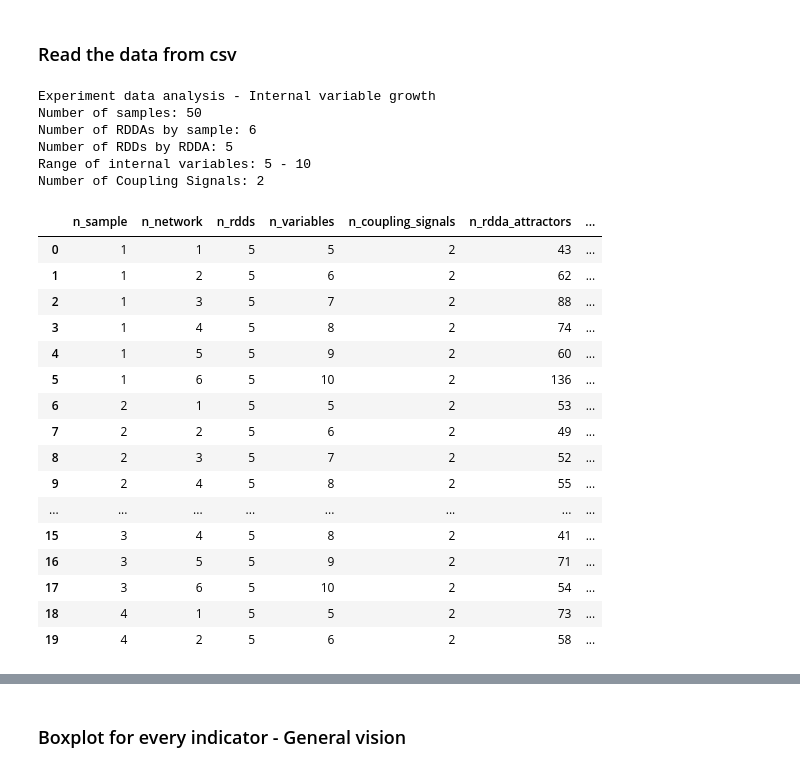
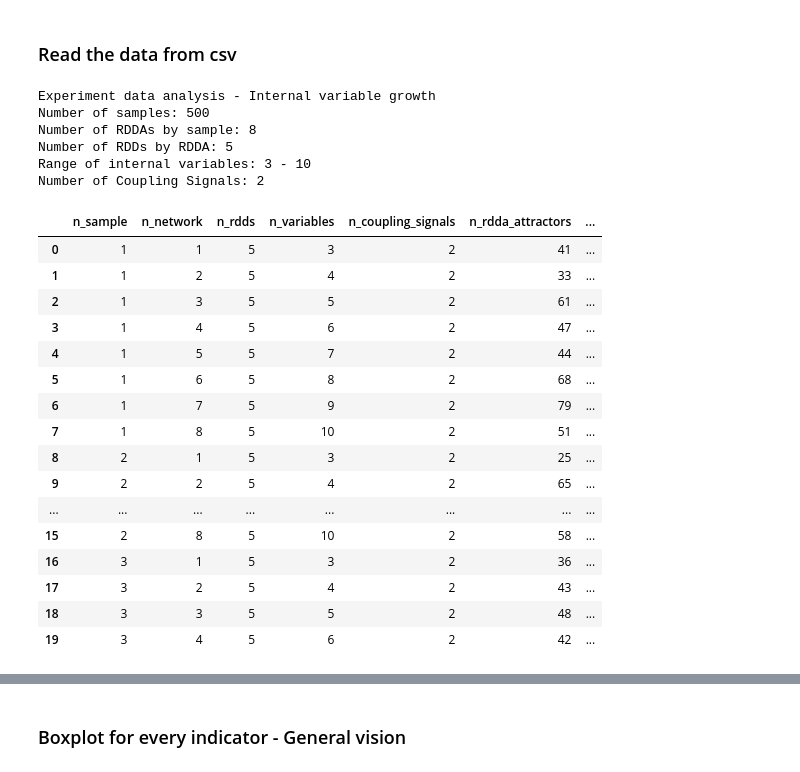
Before and after one commit to crptcusco/SynEstCBN, a Jupyter notebook: experiments_doctoral_qualification/exp2_internal_variable_growth_analysis.ipynb, the cells around one changed output, grey strips where cells are left out. Cells and saved outputs as stored; diff of their text form; code cells hidden in the pictures.

```diff
--- a/experiments_doctoral_qualification/exp2_internal_variable_growth_analysis.ipynb
+++ b/experiments_doctoral_qualification/exp2_internal_variable_growth_analysis.ipynb
@@ -5,42 +5,42 @@
 # %%
 import pandas as pd
 import matplotlib.pyplot as plt
 import numpy as np
 
 # Read the csv
-df = pd.read_csv("exp2_internal_variable_growth_data.csv")
+df = pd.read_csv("exp2_internal_variable_growth_data500.csv")
 
 print("Experiment data analysis - Internal variable growth")
 print("Number of samples:", df["n_sample"].max())
 print("Number of RDDAs by sample:", df["n_network"].max())
 print("Number of RDDs by RDDA:", df["n_rdds"][0])
 print("Range of internal variables:", df["n_variables"].min(),"-", df["n_variables"].max())
 print("Number of Coupling Signals:", df["n_coupling_signals"][0])
 df.head(20)
 # %% [output]
 Experiment data analysis - Internal variable growth
-Number of samples: 50
-Number of RDDAs by sample: 6
+Number of samples: 500
+Number of RDDAs by sample: 8
 Number of RDDs by RDDA: 5
-Range of internal variables: 5 - 10
+Range of internal variables: 3 - 10
 Number of Coupling Signals: 2
 |  | n_sample | n_network | n_rdds | n_variables | n_coupling_signals | n_rdda_attractors | ... |
-| 0 | 1 | 1 | 5 | 5 | 2 | 43 | ... |
-| 1 | 1 | 2 | 5 | 6 | 2 | 62 | ... |
-| 2 | 1 | 3 | 5 | 7 | 2 | 88 | ... |
-| 3 | 1 | 4 | 5 | 8 | 2 | 74 | ... |
-| 4 | 1 | 5 | 5 | 9 | 2 | 60 | ... |
-| 5 | 1 | 6 | 5 | 10 | 2 | 136 | ... |
-| 6 | 2 | 1 | 5 | 5 | 2 | 53 | ... |
-| 7 | 2 | 2 | 5 | 6 | 2 | 49 | ... |
-| 8 | 2 | 3 | 5 | 7 | 2 | 52 | ... |
-| 9 | 2 | 4 | 5 | 8 | 2 | 55 | ... |
+| 0 | 1 | 1 | 5 | 3 | 2 | 41 | ... |
+| 1 | 1 | 2 | 5 | 4 | 2 | 33 | ... |
+| 2 | 1 | 3 | 5 | 5 | 2 | 61 | ... |
+| 3 | 1 | 4 | 5 | 6 | 2 | 47 | ... |
+| 4 | 1 | 5 | 5 | 7 | 2 | 44 | ... |
+| 5 | 1 | 6 | 5 | 8 | 2 | 68 | ... |
+| 6 | 1 | 7 | 5 | 9 | 2 | 79 | ... |
+| 7 | 1 | 8 | 5 | 10 | 2 | 51 | ... |
+| 8 | 2 | 1 | 5 | 3 | 2 | 25 | ... |
+| 9 | 2 | 2 | 5 | 4 | 2 | 65 | ... |
 | ... | ... | ... | ... | ... | ... | ... | ... |
-| 15 | 3 | 4 | 5 | 8 | 2 | 41 | ... |
-| 16 | 3 | 5 | 5 | 9 | 2 | 71 | ... |
-| 17 | 3 | 6 | 5 | 10 | 2 | 54 | ... |
-| 18 | 4 | 1 | 5 | 5 | 2 | 73 | ... |
-| 19 | 4 | 2 | 5 | 6 | 2 | 58 | ... |
+| 15 | 2 | 8 | 5 | 10 | 2 | 58 | ... |
+| 16 | 3 | 1 | 5 | 3 | 2 | 36 | ... |
+| 17 | 3 | 2 | 5 | 4 | 2 | 43 | ... |
+| 18 | 3 | 3 | 5 | 5 | 2 | 48 | ... |
+| 19 | 3 | 4 | 5 | 6 | 2 | 42 | ... |
 # %%
 l_labels_y = ["Number of attractors", "Time to find attractors", "Number of pairs attractors", "Time to compute the attractor pairs", "Number of attractor fields", "Time of find fields attractors"]
 
```
Also changed, not shown: parts of 3 cells of this notebook, 7 other files.
